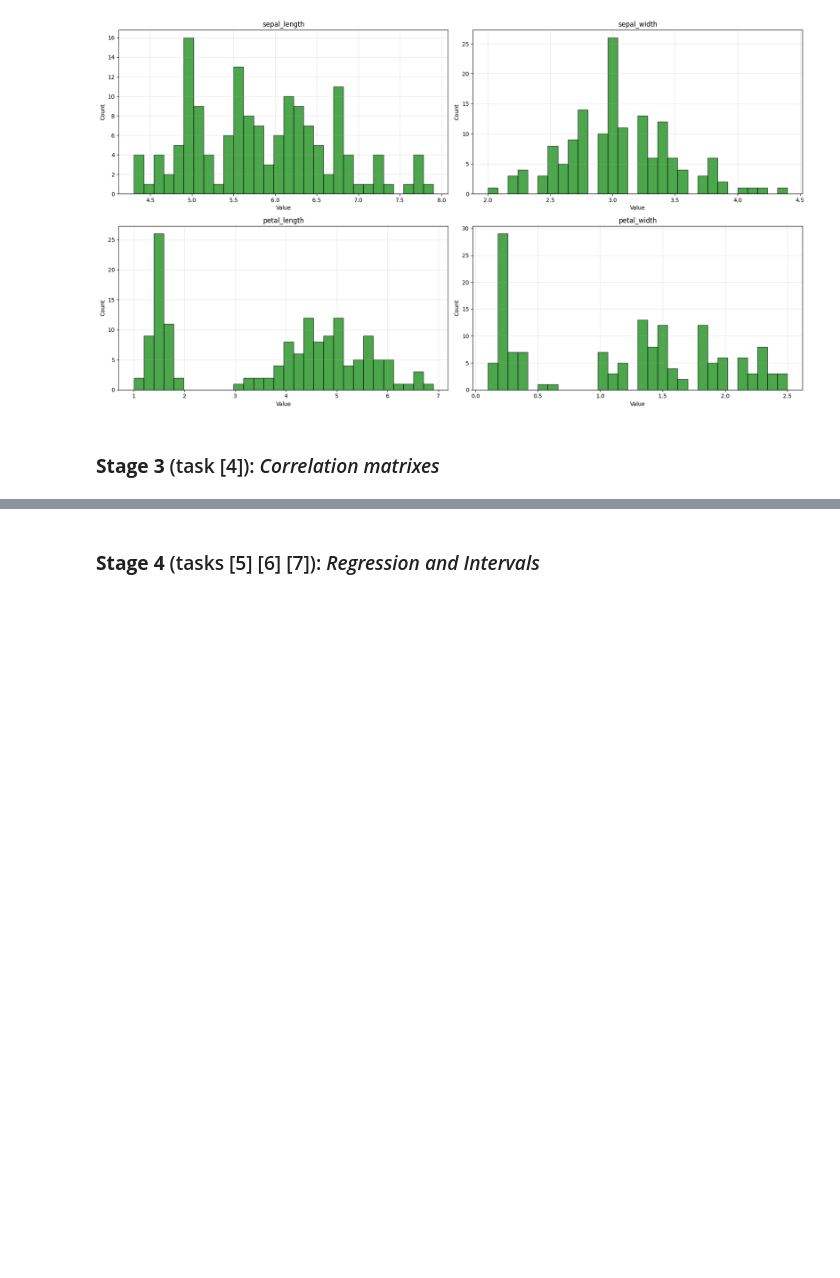
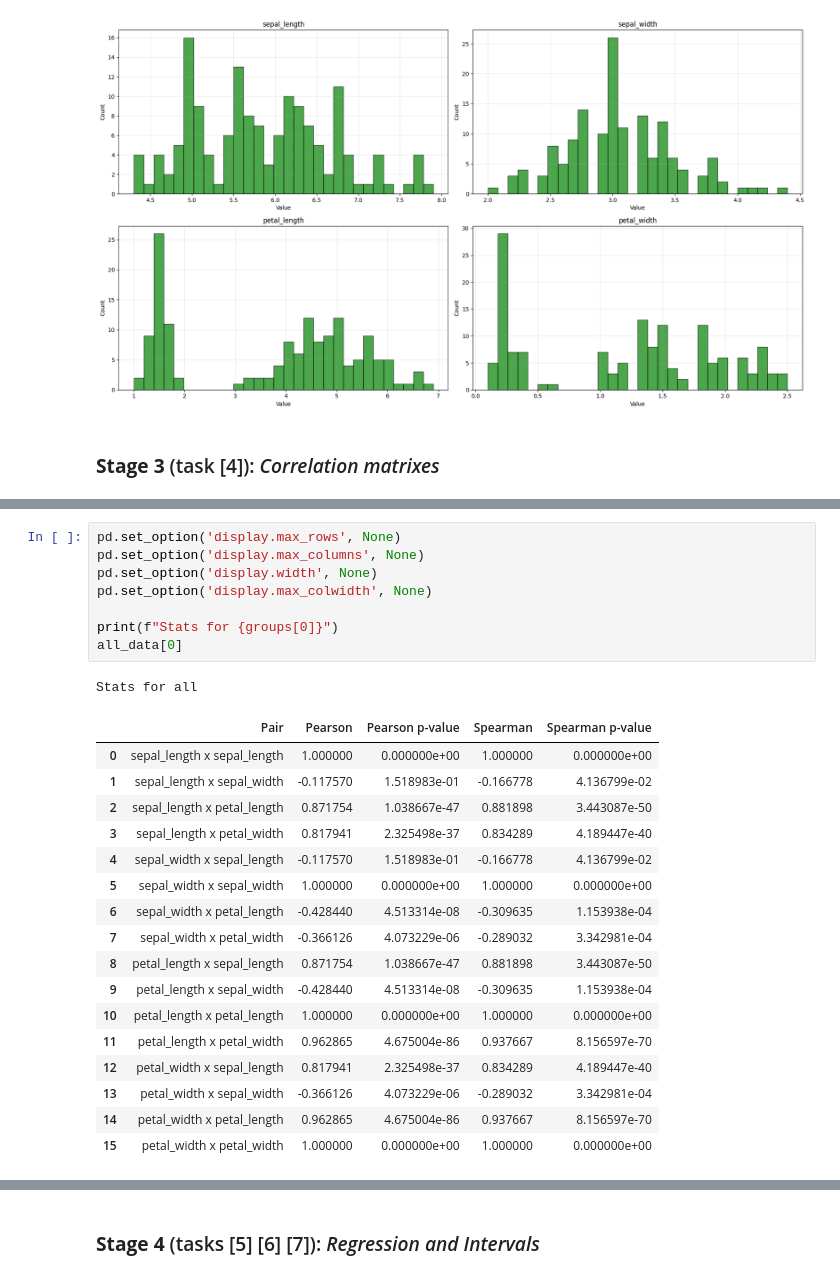
Before and after one commit to NoSignificantWorries/SDT, a Jupyter notebook: task1/task1.ipynb, the cells around one changed output, grey strips where cells are left out. Saved outputs shown, nothing was run; the diff lists cells and outputs as text; blank space fills up the shorter version.

```diff
--- a/task1/task1.ipynb
+++ b/task1/task1.ipynb
@@ -308,0 +337,27 @@ plotter.tight_layout()
+# %%
+pd.set_option('display.max_rows', None)
+pd.set_option('display.max_columns', None)
+pd.set_option('display.width', None)
+pd.set_option('display.max_colwidth', None)
+
+print(f"Stats for {groups[0]}")
+all_data[0]
+# %% [output]
+Stats for all
+|  | Pair | Pearson | Pearson p-value | Spearman | Spearman p-value |
+| 0 | sepal_length x sepal_length | 1.000000 | 0.000000e+00 | 1.000000 | 0.000000e+00 |
+| 1 | sepal_length x sepal_width | -0.117570 | 1.518983e-01 | -0.166778 | 4.136799e-02 |
+| 2 | sepal_length x petal_length | 0.871754 | 1.038667e-47 | 0.881898 | 3.443087e-50 |
+| 3 | sepal_length x petal_width | 0.817941 | 2.325498e-37 | 0.834289 | 4.189447e-40 |
+| 4 | sepal_width x sepal_length | -0.117570 | 1.518983e-01 | -0.166778 | 4.136799e-02 |
+| 5 | sepal_width x sepal_width | 1.000000 | 0.000000e+00 | 1.000000 | 0.000000e+00 |
+| 6 | sepal_width x petal_length | -0.428440 | 4.513314e-08 | -0.309635 | 1.153938e-04 |
+| 7 | sepal_width x petal_width | -0.366126 | 4.073229e-06 | -0.289032 | 3.342981e-04 |
+| 8 | petal_length x sepal_length | 0.871754 | 1.038667e-47 | 0.881898 | 3.443087e-50 |
+| 9 | petal_length x sepal_width | -0.428440 | 4.513314e-08 | -0.309635 | 1.153938e-04 |
+| 10 | petal_length x petal_length | 1.000000 | 0.000000e+00 | 1.000000 | 0.000000e+00 |
+| 11 | petal_length x petal_width | 0.962865 | 4.675004e-86 | 0.937667 | 8.156597e-70 |
+| 12 | petal_width x sepal_length | 0.817941 | 2.325498e-37 | 0.834289 | 4.189447e-40 |
+| 13 | petal_width x sepal_width | -0.366126 | 4.073229e-06 | -0.289032 | 3.342981e-04 |
+| 14 | petal_width x petal_length | 0.962865 | 4.675004e-86 | 0.937667 | 8.156597e-70 |
+| 15 | petal_width x petal_width | 1.000000 | 0.000000e+00 | 1.000000 | 0.000000e+00 |
```
Also changed, not shown: parts of 7 cells of this notebook, 9 other files.
